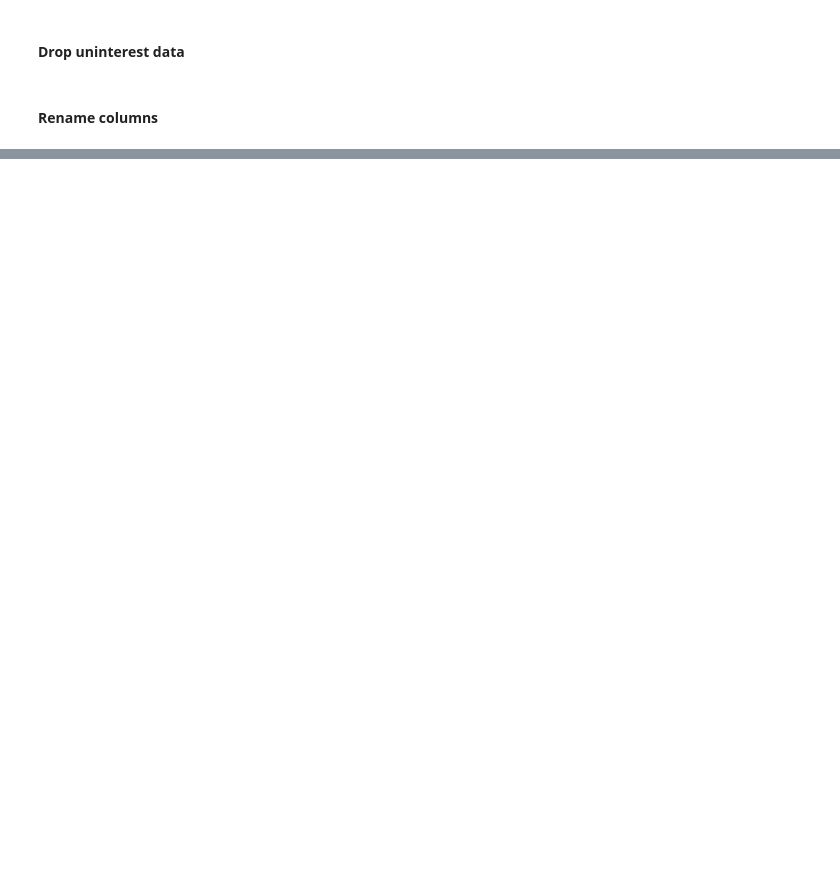
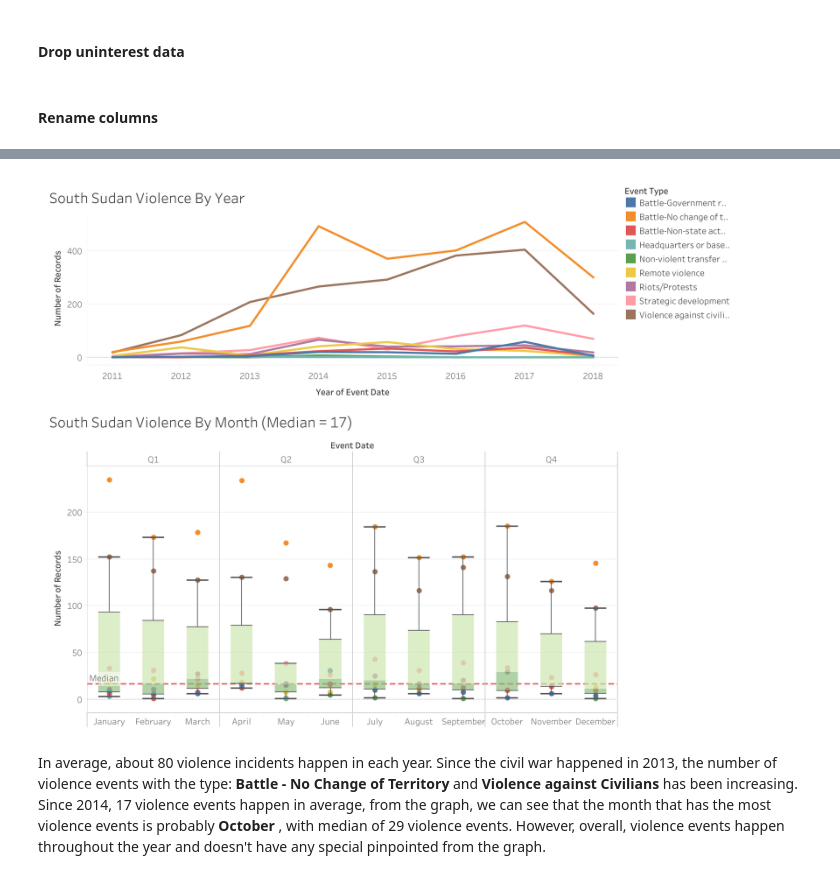
Before and after one commit to hbshih/Data-Science-17-18-Project, a Jupyter notebook: South_Sudan_Violence_Data.ipynb, the cells around one changed output, grey strips where cells are left out. Saved outputs shown, nothing was run; the diff lists cells and outputs as text; code cells hidden in the pictures; blank space fills up the shorter version.

```diff
--- a/South_Sudan_Violence_Data.ipynb
+++ b/South_Sudan_Violence_Data.ipynb
@@ -197,0 +159,7 @@ Text(0.5,1,'Violence against civilians in each month')
+# %%
+from IPython.display import Image
+Image(filename='Results_ACLED/Dashboard 1.png')
+# %% [output]
+[figure, added]
+# %% [markdown]
+<p> In average, about 80 violence incidents happen in each year. Since the civil war happened in 2013, the number of violence events with the type: <b> Battle - No Change of Territory </b> and <b> Violence against Civilians </b> has been increasing. Since 2014, 17 violence events happen in average, from the graph, we can see that the month that has the most violence events is probably <b> October </b>, with median of 29 violence events. However, overall, violence events happen throughout the year and doesn't have any special pinpointed from the graph.
```
Also changed, not shown: parts of 13 cells of this notebook, 7 other files.
